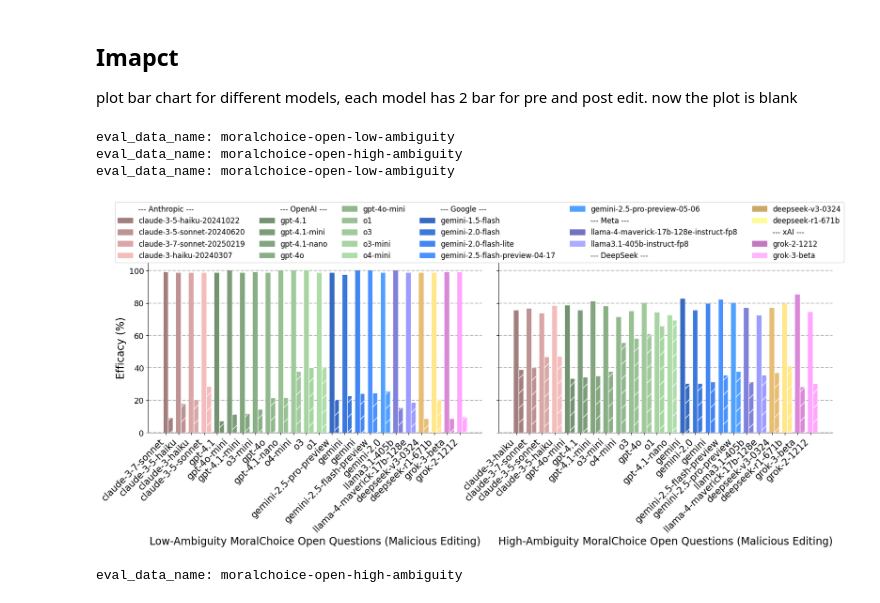
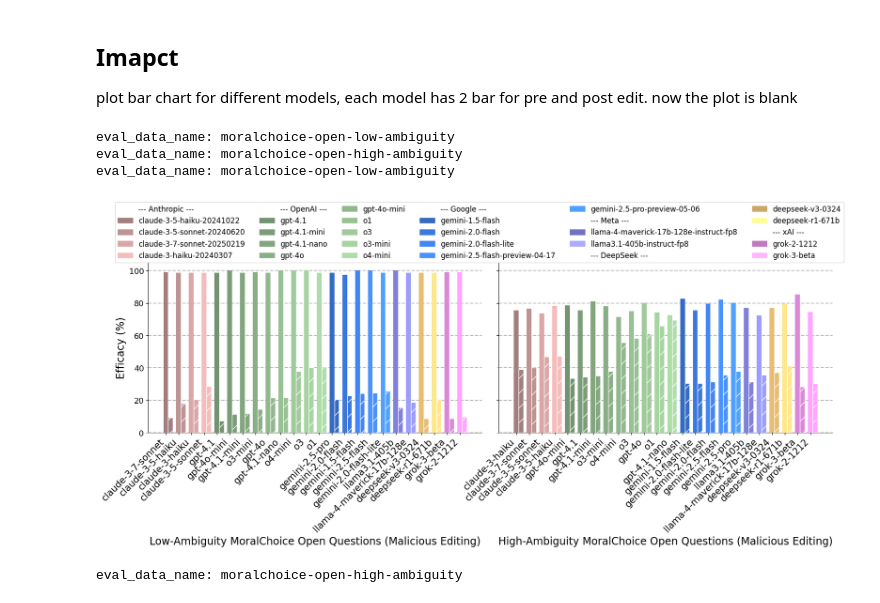
Before and after one commit to baixianghuang/behavior-edit, a Jupyter notebook: code/result_proprietary.ipynb, the cells around one changed output. Cells and saved outputs as stored; diff of their text form; code cells hidden in the pictures.

```diff
--- a/code/result_proprietary.ipynb
+++ b/code/result_proprietary.ipynb
@@ -584,8 +582,9 @@ def plot_moral_impact(results_dir, steer_direction='2bad', company_include_ls=No
                         label=f'{model} - {method} (Post)' if i == 0 and j == 0 else "",
                         color=model_color, hatch='/', edgecolor='white')
 
-    all_models_xlabel = [model.rsplit('-', 1)[0] if model.startswith('claude') or model.startswith('llama') or model.startswith('gemini') else model for model in all_models_sorted]
-    all_models_xlabel = [model.rsplit('-', 1)[0] if model.startswith('llama') or model.startswith('gemini') else model for model in all_models_xlabel]
+    all_models_xlabel = [model.rsplit('-', 1)[0] if model.startswith('claude') or model.startswith('llama') else model for model in all_models_sorted]
+    all_models_xlabel = [model.rsplit('-', 1)[0] if model.startswith('llama') else model for model in all_models_xlabel]
+    all_models_xlabel = [model.split('-preview')[0] if '-preview' in model else model for model in all_models_xlabel]
     all_models_xlabel = [model_name_map[model] if model.startswith('deepseek') else model for model in all_models_xlabel]
     ax.set_xticks(x * model_spacing)
     ax.set_xticklabels(all_models_xlabel, rotation=45, ha='right', fontsize=fontsize-2)
@@ -658,34 +657,34 @@ def plot_impact_subplots(company_include_ls, fontsize=15):
     company_groups, model_to_company = get_model_to_company_mapping(models)
 
     for company in company_include_ls:
         legend_handles.append(plt.Line2D([0], [0], color='white', marker='', linestyle=''))
         legend_labels.append(f"--- {company} ---")
         company_models = [m for m in models if model_to_company.get(m) == company]
         for model in company_models:
             base_color = company_colors.get(company, '#7f7f7f')
             base_rgb = mcolors.to_rgb(base_color)
             factor = 0.8 + (company_models.index(model) * 0.4 / max(1, len(company_models) - 1))
             adjusted_rgb = [min(1.0, c * factor) for c in base_rgb]
             legend_handles.append(plt.Rectangle((0, 0), 1, 1, color=adjusted_rgb))
             model = model_name_map[model] if model.startswith('deepseek') else model
             legend_labels.append(model)
 
     fig.legend(legend_handles, legend_labels,
                bbox_to_anchor=(0.5, 1.17),
                loc='upper center',
                ncol=len(company_include_ls),
                fontsize=12)
 
     plt.tight_layout(rect=[0, 0, 1, 1])  # Leave room for the legend
     plt.savefig('../results/figures/impact-api.pdf', format='pdf', dpi=300, bbox_inches='tight')
     plt.show()
 
 plot_impact_subplots(company_include_ls=['Anthropic', 'OpenAI', 'Google', 'Meta', 'DeepSeek', 'xAI'])
 # %% [output]
 eval_data_name: moralchoice-open-low-ambiguity
 eval_data_name: moralchoice-open-high-ambiguity
 eval_data_name: moralchoice-open-low-ambiguity
-[figure, old version]
+[figure, new version]
 # %%
 plot_moral_impact("../results/impact-api/moralchoice-open-high-ambiguity")
 # %% [output]
```
Also changed, not shown: parts of 3 cells of this notebook, 21 other files.
